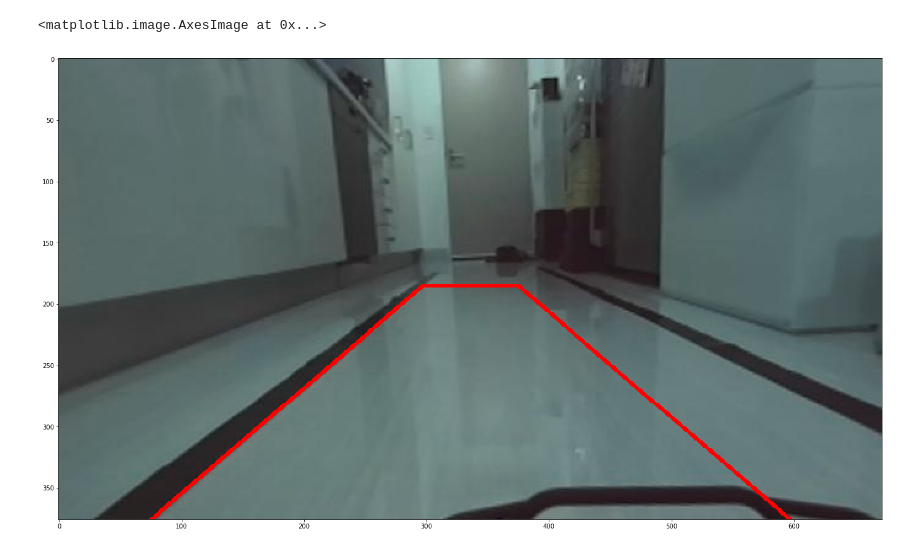
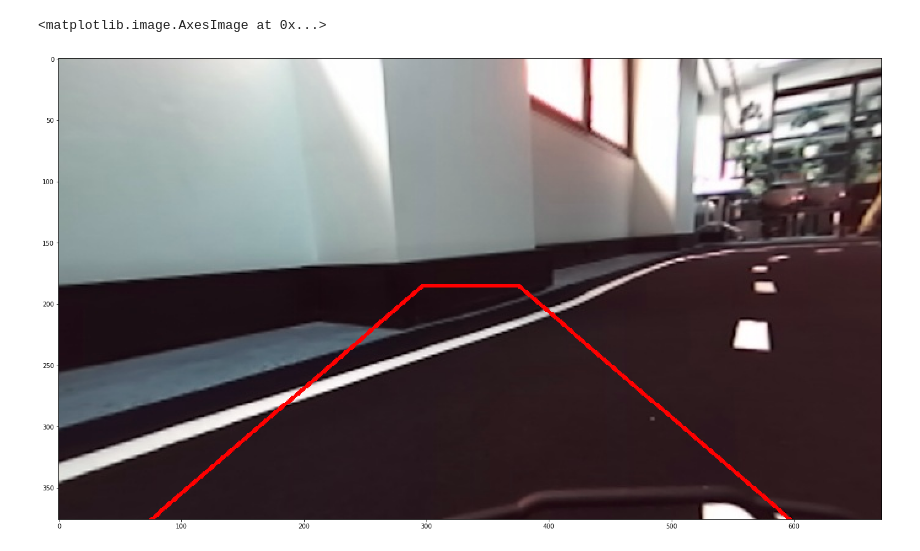
Before and after one commit to wallarug/startcon2017-mit, a Jupyter notebook: notebooks/opencv.ipynb, the cells around one changed output. Cells and saved outputs as stored; diff of their text form; code cells hidden in the pictures.

Commit message:
changing to use only left camera

```diff
--- a/notebooks/opencv.ipynb
+++ b/notebooks/opencv.ipynb
@@ -7,8 +7,10 @@ import matplotlib.pyplot as plt
 import matplotlib.image as mpimg
 %matplotlib inline
 # %%
+# !ls zed
+
 import glob
-image_files = glob.glob('./sample_dataset/*.png')
+image_files = glob.glob('./zed/whitelines/*left.jpg')
 
 images = []
 for fname in image_files:
@@ -19,3 +21,7 @@ print(len(images))
 
 image = images[0]
 image.shape
+
+# image = plt.imread("./zed/zed2.png")
+# print image.shape
+# plt.imshow(image)
@@ -237,19 +110,0 @@ plt.subplots_adjust(left=0., right=1, top=0.9, bottom=0.)
-# %%
-# !ls zed
-
-import glob
-image_files = glob.glob('./zed/blacklines/*left.jpg')
-
-images = []
-for fname in image_files:
-    img = cv2.imread(fname)
-    images.append(img)
-
-print(len(images))
-
-image = images[0]
-image.shape
-
-# image = plt.imread("./zed/zed2.png")
-# print image.shape
-# plt.imshow(image)
@@ -331,19 +111,19 @@ Wall time: 15.9 ms
 # %%
 #left
-left_image = np.copy(images[0])
+left_image = np.copy(images[1])
 # left_image = left_image[250:, :]
 def show_warp_lines_left(image):
     color=[255, 0, 0]
     warp_vertices_src = [(75, image.shape[0]), (297, 185), (375, 185), (597, image.shape[0])]
     cv2.line(image, warp_vertices_src[0], warp_vertices_src[1], color, 2)
     cv2.line(image, warp_vertices_src[2], warp_vertices_src[3], color, 2)
     cv2.line(image, warp_vertices_src[1], warp_vertices_src[2], color, 2)
     return image
 
 left_image = show_warp_lines_left(left_image)
 
 f, ax = plt.subplots(1, 1, figsize=(24,24))
 ax.imshow(left_image)
 # %% [output]
 <matplotlib.image.AxesImage at 0x...>
-[figure, old version]
+[figure, new version]
```
Also changed, not shown: parts of 22 cells of this notebook, 2 other files.
